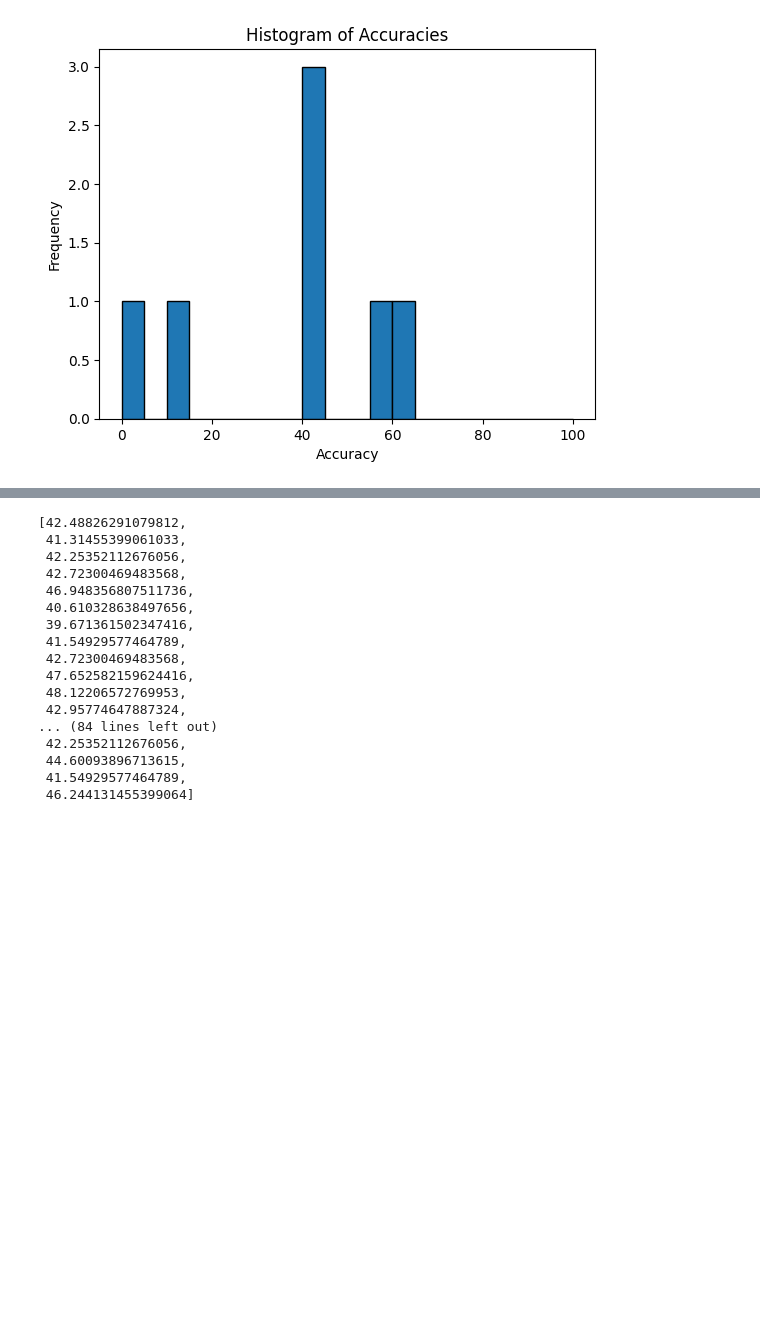
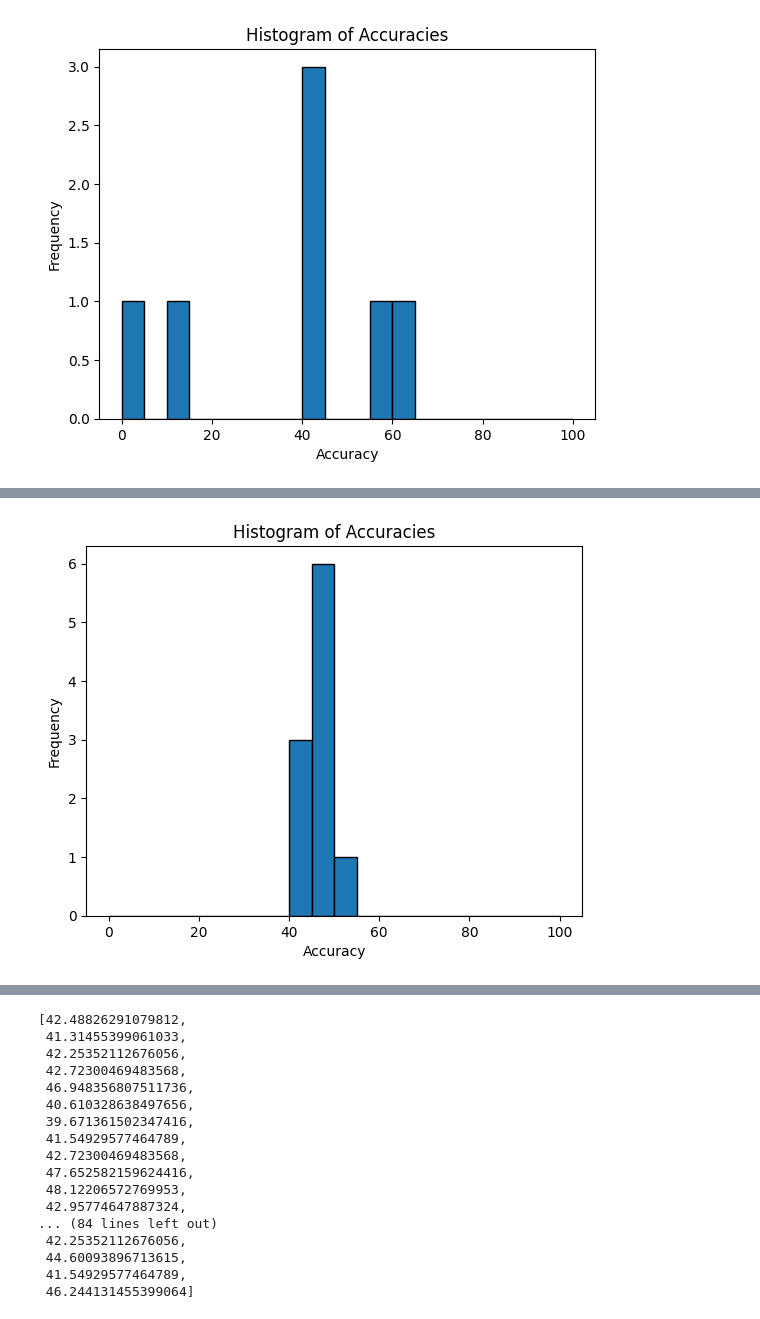
Before and after one commit to DiceNameIsMy/neural-networks-compression, a Jupyter notebook: src/notebooks/try_models.ipynb, the cells around one changed output, grey strips where cells are left out. Drawn from its saved outputs; the diff is of its cells as text; code cells hidden in the pictures; blank space fills up the shorter version.

```diff
--- a/src/notebooks/try_models.ipynb
+++ b/src/notebooks/try_models.ipynb
@@ -62,3 +90,12 @@ evaluator = MLPEvaluator(train_loader, test_loader)
+# %%
+accuracies = []
+for _ in range(10):
+    best_acc = evaluator.train_model(p)
+    accuracies.append(best_acc)
+
+fig = hist_accuracies(accuracies)
+# %% [output]
+[figure, added]
 # %%
 accuracies = []
 for _ in range(10):
```
Also changed, not shown: parts of 5 cells of this notebook, 5 other files.
